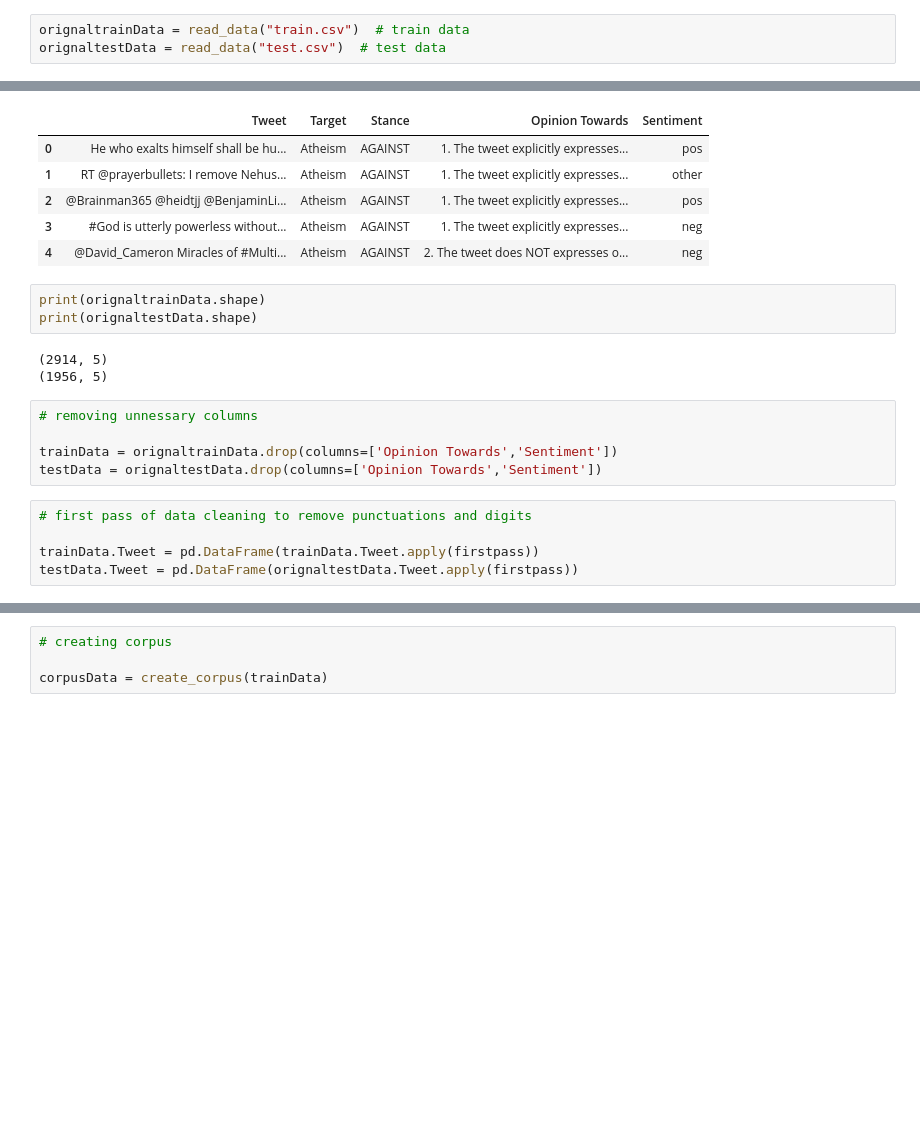
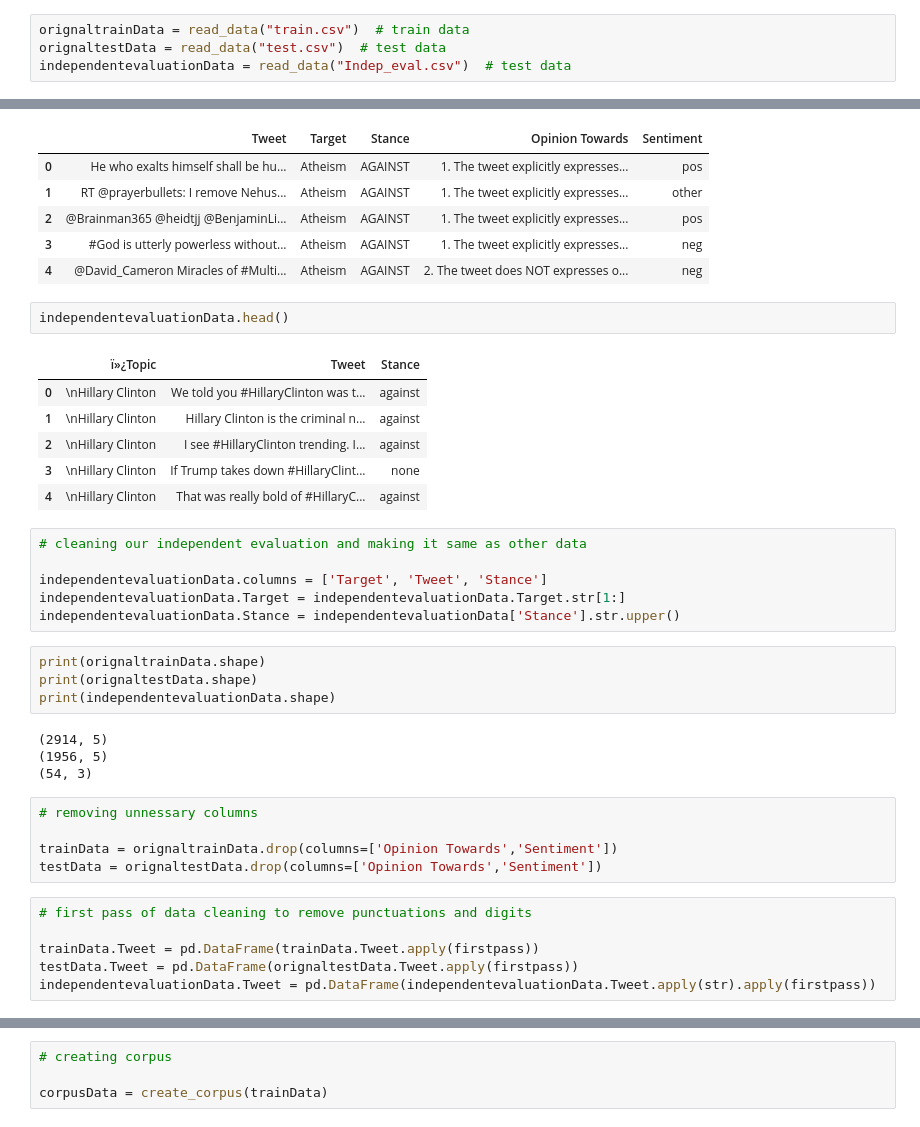
Before and after one commit to HaiderSS/Stance-Classification-in-Tweets, a Jupyter notebook: Text preprocessing and Visualisation.ipynb, the cells around one changed output, grey strips where cells are left out. Cells and saved outputs as stored; diff of their text form; blank space fills up the shorter version.

```diff
--- a/Text preprocessing and Visualisation.ipynb
+++ b/Text preprocessing and Visualisation.ipynb
@@ -161,6 +165,7 @@ def remove_stopwords(sentence):
 # %%
 orignaltrainData = read_data("train.csv")  # train data
 orignaltestData = read_data("test.csv")  # test data
+independentevaluationData = read_data("Indep_eval.csv")  # test data
 # %%
 orignaltrainData.head()
 # %% [output]
@@ -179,12 +184,29 @@ orignaltestData.head()
 | 2 | @Brainman365 @heidtjj @BenjaminLi... | Atheism | AGAINST | 1. The tweet explicitly expresses... | pos |
 | 3 | #God is utterly powerless without... | Atheism | AGAINST | 1. The tweet explicitly expresses... | neg |
 | 4 | @David_Cameron Miracles of #Multi... | Atheism | AGAINST | 2. The tweet does NOT expresses o... | neg |
+# %%
+independentevaluationData.head()
+# %% [output]
+|  | ï»¿Topic | Tweet | Stance |
+| 0 | \nHillary Clinton | We told you #HillaryClinton was t... | against |
+| 1 | \nHillary Clinton | Hillary Clinton is the criminal n... | against |
+| 2 | \nHillary Clinton | I see #HillaryClinton trending. I... | against |
+| 3 | \nHillary Clinton | If Trump takes down #HillaryClint... | none |
+| 4 | \nHillary Clinton | That was really bold of #HillaryC... | against |
+# %%
+# cleaning our independent evaluation and making it same as other data
+
+independentevaluationData.columns = ['Target', 'Tweet', 'Stance']
+independentevaluationData.Target = independentevaluationData.Target.str[1:]
+independentevaluationData.Stance = independentevaluationData['Stance'].str.upper()
 # %%
 print(orignaltrainData.shape)
 print(orignaltestData.shape)
+print(independentevaluationData.shape)
 # %% [output]
 (2914, 5)
 (1956, 5)
+(54, 3)
 # %%
 # removing unnessary columns
 
@@ -195,3 +217,4 @@ testData = orignaltestData.drop(columns=['Opinion Towards','Sentiment'])
 
 trainData.Tweet = pd.DataFrame(trainData.Tweet.apply(firstpass))
 testData.Tweet = pd.DataFrame(orignaltestData.Tweet.apply(firstpass))
+independentevaluationData.Tweet = pd.DataFrame(independentevaluationData.Tweet.apply(str).apply(firstpass))
```
Also changed, not shown: parts of 7 cells of this notebook, 5 other files.
